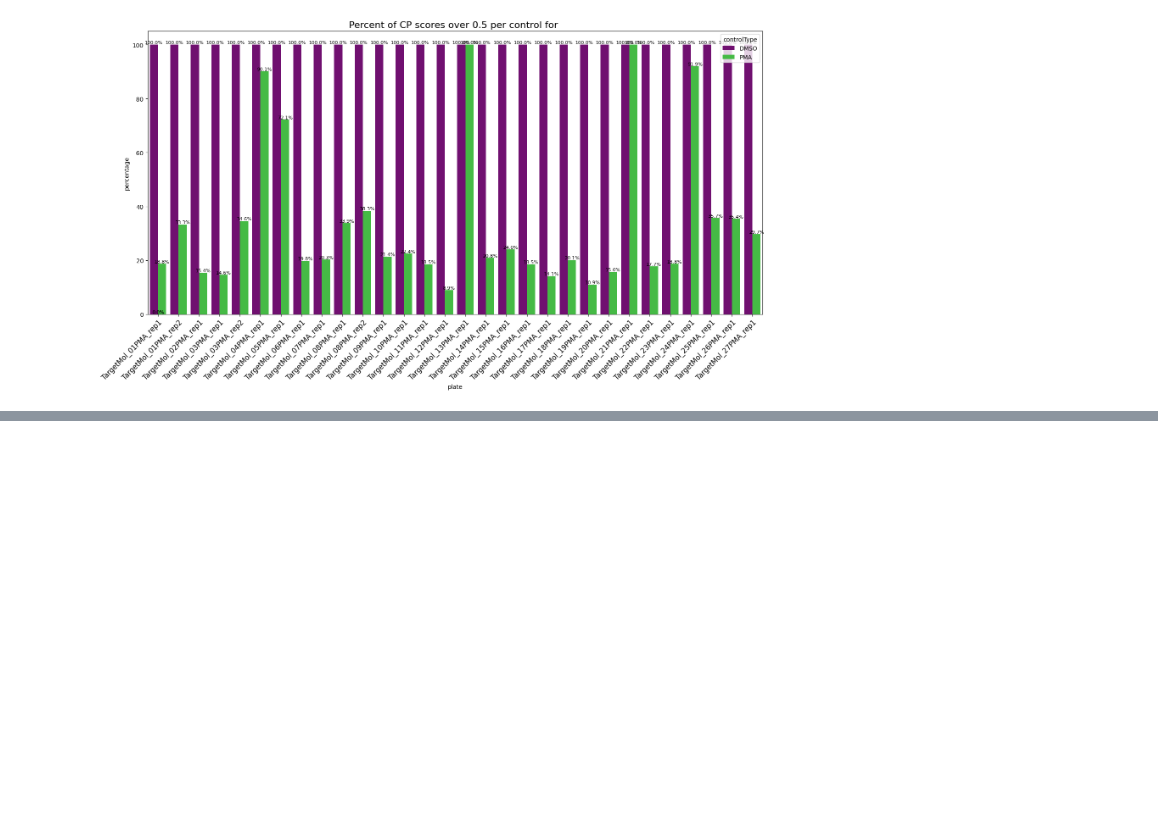
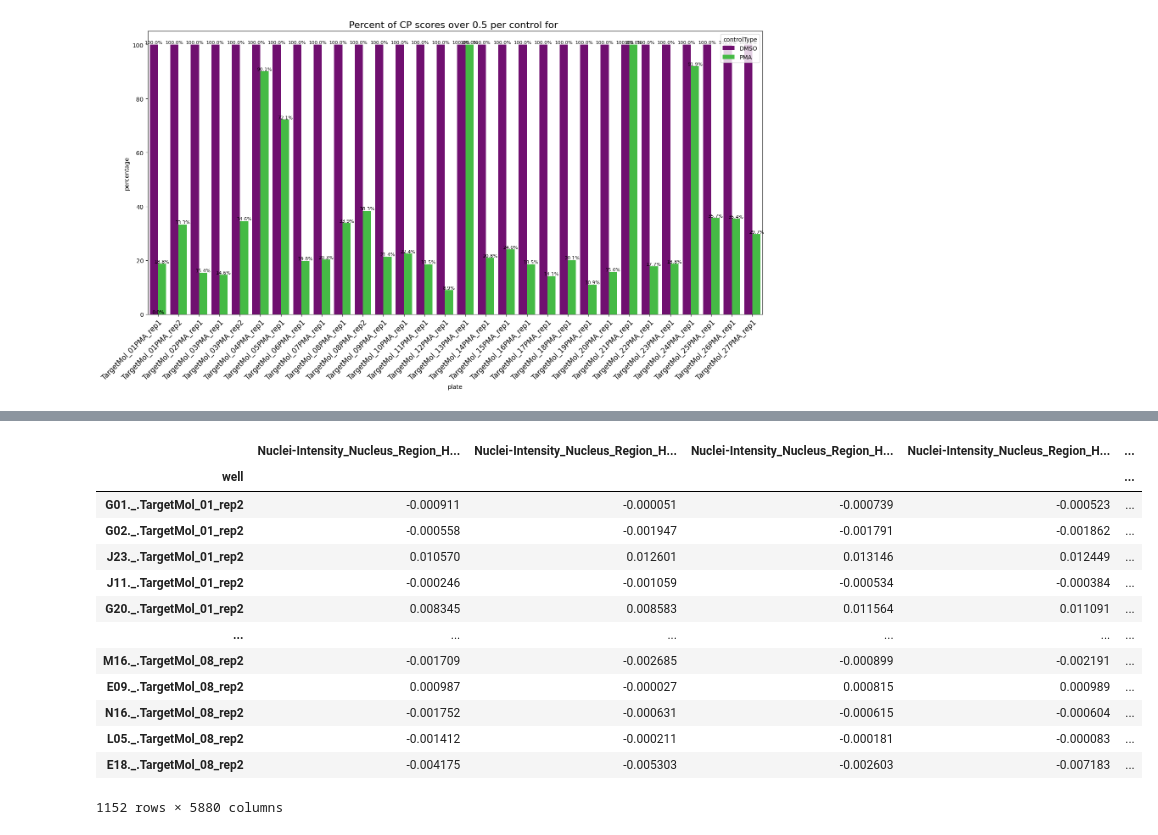
Before and after one commit to LokeyLab/QCGauntlet, a Jupyter notebook: test.ipynb, the cells around one changed output, grey strips where cells are left out. Saved outputs shown, nothing was run; the diff lists cells and outputs as text; code cells hidden in the pictures; blank space fills up the shorter version.

```diff
--- a/test.ipynb
+++ b/test.ipynb
@@ -151,0 +220,17 @@ crr.generateControlsAboveThresh(inDF=pma, datasetLab='', key=keyDf, controlList=
+# %%
+display(rep2PlatesNoPMA)
+# %% [output]
+|  | Nuclei-Intensity_Nucleus_Region_H... | Nuclei-Intensity_Nucleus_Region_H... | Nuclei-Intensity_Nucleus_Region_H... | Nuclei-Intensity_Nucleus_Region_H... | ... |
+| well |  |  |  |  | ... |
+| G01._.TargetMol_01_rep2 | -0.000911 | -0.000051 | -0.000739 | -0.000523 | ... |
+| G02._.TargetMol_01_rep2 | -0.000558 | -0.001947 | -0.001791 | -0.001862 | ... |
+| J23._.TargetMol_01_rep2 | 0.010570 | 0.012601 | 0.013146 | 0.012449 | ... |
+| J11._.TargetMol_01_rep2 | -0.000246 | -0.001059 | -0.000534 | -0.000384 | ... |
+| G20._.TargetMol_01_rep2 | 0.008345 | 0.008583 | 0.011564 | 0.011091 | ... |
+| ... | ... | ... | ... | ... | ... |
+| M16._.TargetMol_08_rep2 | -0.001709 | -0.002685 | -0.000899 | -0.002191 | ... |
+| E09._.TargetMol_08_rep2 | 0.000987 | -0.000027 | 0.000815 | 0.000989 | ... |
+| N16._.TargetMol_08_rep2 | -0.001752 | -0.000631 | -0.000615 | -0.000604 | ... |
+| L05._.TargetMol_08_rep2 | -0.001412 | -0.000211 | -0.000181 | -0.000083 | ... |
+| E18._.TargetMol_08_rep2 | -0.004175 | -0.005303 | -0.002603 | -0.007183 | ... |
+1152 rows × 5880 columns
```
Also changed, not shown: parts of 3 cells of this notebook, 1 other file.
